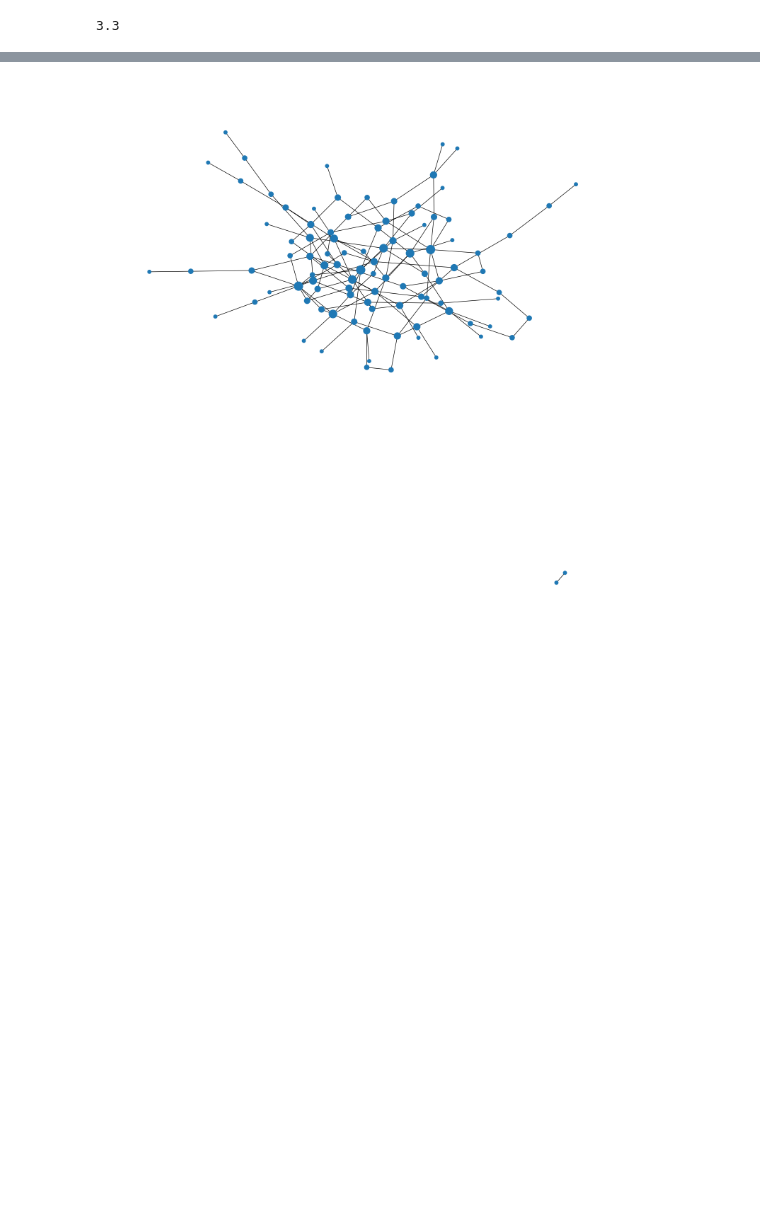
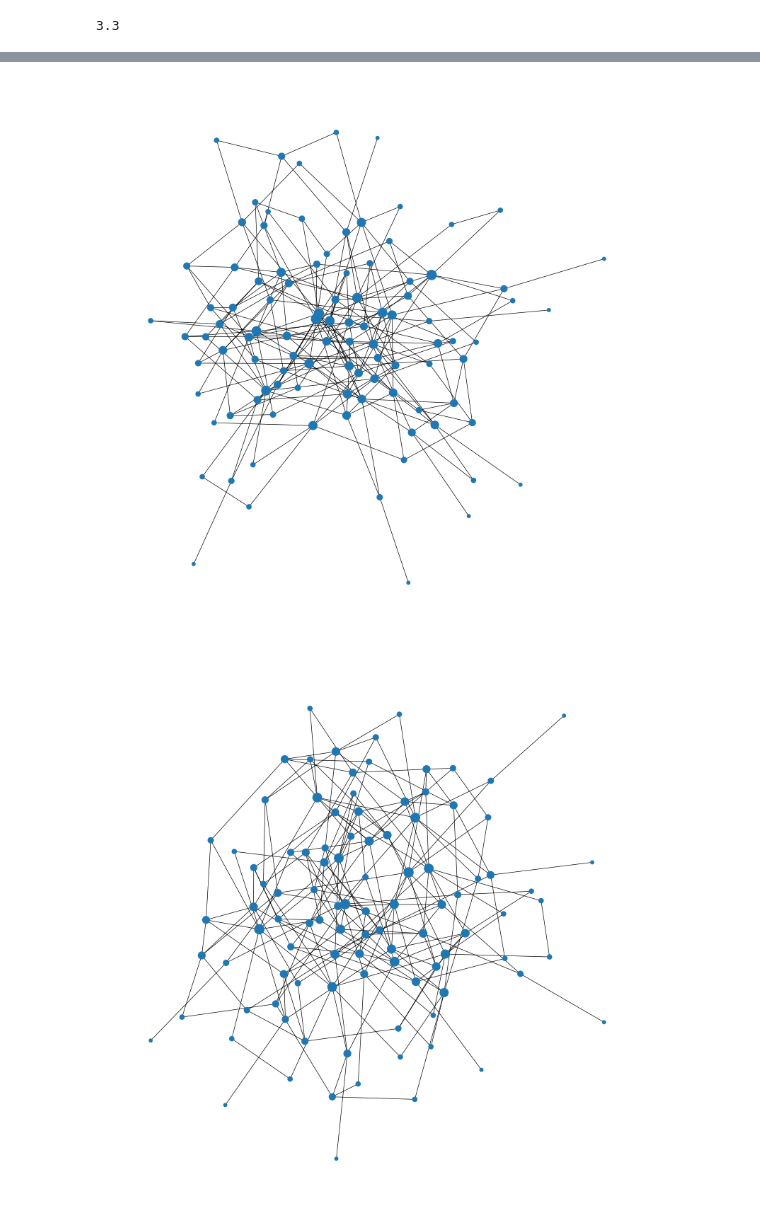
Before and after one commit to VictorianHues/Stochastic-SpatialModels_Assignment2, a Jupyter notebook: problem2.ipynb, the cells around one changed output, grey strips where cells are left out. Saved outputs shown, nothing was run; the diff lists cells and outputs as text; code cells hidden in the pictures; blank space fills up the shorter version.

```diff
--- a/problem2.ipynb
+++ b/problem2.ipynb
@@ -37,5 +41,7 @@ plot_graph(wattsStrogantz)
 # %%
-erdosReyni = nx.erdos_renyi_graph(100, 0.03)
-plot_graph(erdosReyni)
+erdosReyni = nx.erdos_renyi_graph(100, 0.04)
+plot_graph_spectral(erdosReyni)
+plot_graph_spring(erdosReyni)
 # %% [output]
-[figure, old version]
+[figure, new version]
+[figure, added]
```
Also changed, not shown: parts of 2 cells of this notebook.
